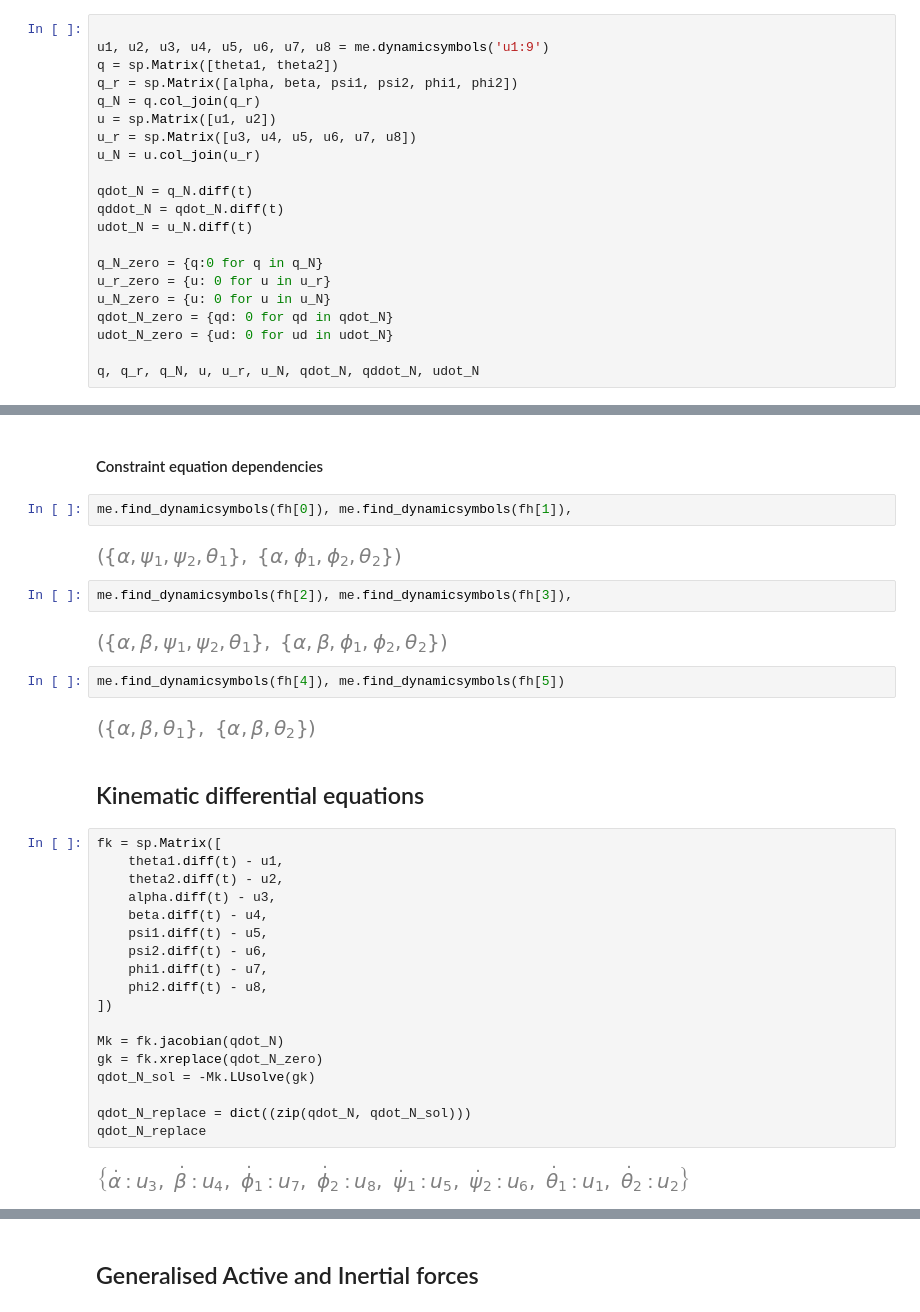
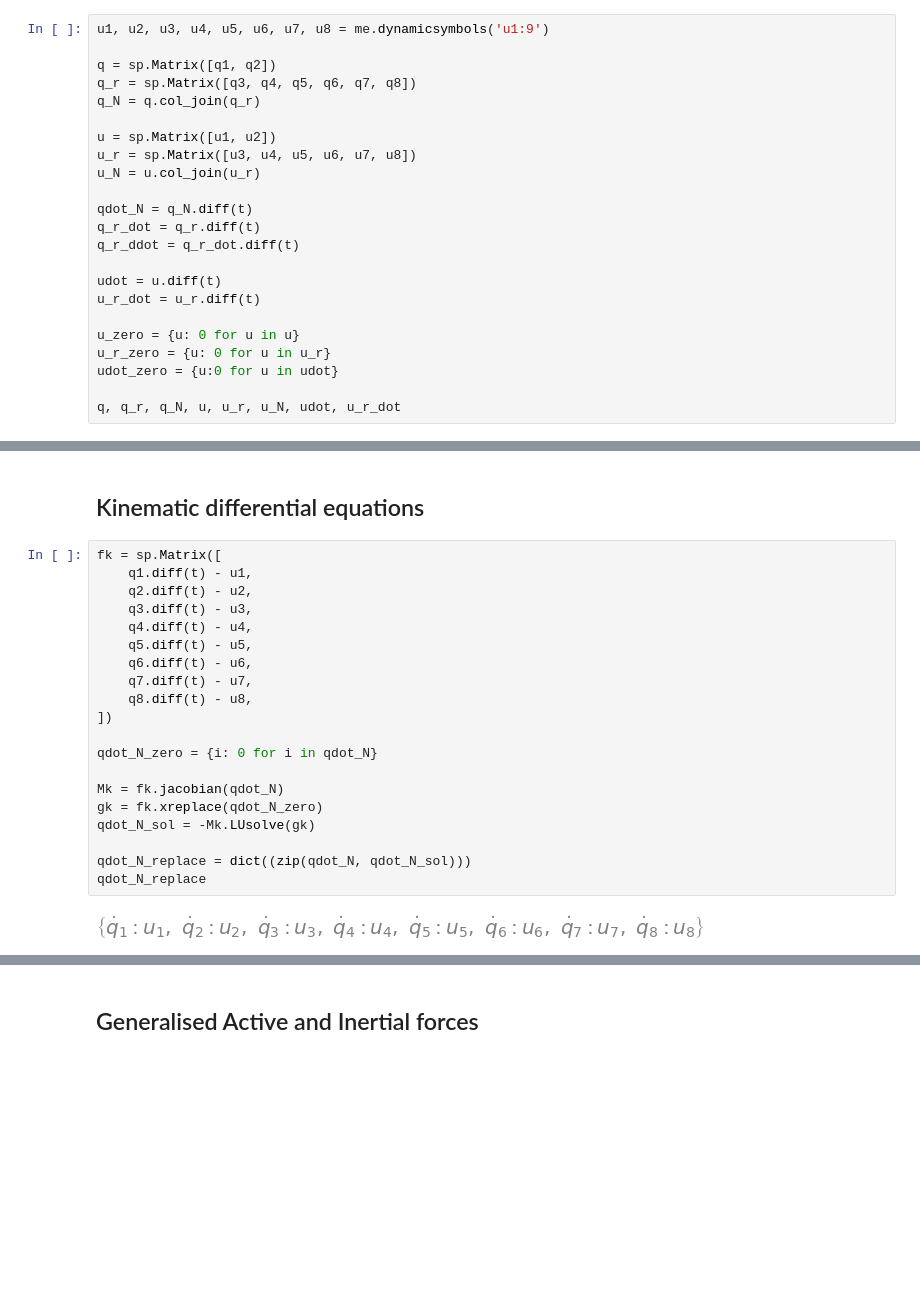
Before and after one commit to Soorajvasu/Biomechanics_math_modelling, a Jupyter notebook: waist_mechanism/waist dynamics/Waist_complete_dynamics.ipynb, the cells around one changed output, grey strips where cells are left out. Saved outputs shown, nothing was run; the diff lists cells and outputs as text; blank space fills up the shorter version.

Commit message:
waist complete dynamics

```diff
--- a/waist_mechanism/waist dynamics/Waist_complete_dynamics.ipynb
+++ b/waist_mechanism/waist dynamics/Waist_complete_dynamics.ipynb
@@ -31,22 +44,24 @@ T1, T2, T3, T4, T5 = me.dynamicsymbols('T1 T_joint18 T3 T_joint19 T5')
 # %%
+u1, u2, u3, u4, u5, u6, u7, u8 = me.dynamicsymbols('u1:9')
 
-u1, u2, u3, u4, u5, u6, u7, u8 = me.dynamicsymbols('u1:9')
-q = sp.Matrix([theta1, theta2])
-q_r = sp.Matrix([alpha, beta, psi1, psi2, phi1, phi2])
+q = sp.Matrix([q1, q2])
+q_r = sp.Matrix([q3, q4, q5, q6, q7, q8])
 q_N = q.col_join(q_r)
+
 u = sp.Matrix([u1, u2])
 u_r = sp.Matrix([u3, u4, u5, u6, u7, u8])
 u_N = u.col_join(u_r)
 
 qdot_N = q_N.diff(t)
-qddot_N = qdot_N.diff(t)
-udot_N = u_N.diff(t)
+q_r_dot = q_r.diff(t)
+q_r_ddot = q_r_dot.diff(t)
 
-q_N_zero = {q:0 for q in q_N}
+udot = u.diff(t)
+u_r_dot = u_r.diff(t)
+
+u_zero = {u: 0 for u in u}
 u_r_zero = {u: 0 for u in u_r}
-u_N_zero = {u: 0 for u in u_N}
-qdot_N_zero = {qd: 0 for qd in qdot_N}
-udot_N_zero = {ud: 0 for ud in udot_N}
+udot_zero = {u:0 for u in udot}
 
-q, q_r, q_N, u, u_r, u_N, qdot_N, qddot_N, udot_N
+q, q_r, q_N, u, u_r, u_N, udot, u_r_dot
 # %% [output]
@@ -112,37 +138,25 @@ fh = fh.applyfunc(lambda i: sp.simplify(sp.trigsimp(i)))
-# %% [markdown]
-#### Constraint equation dependencies
-# %%
-me.find_dynamicsymbols(fh[0]), me.find_dynamicsymbols(fh[1]),
-# %% [output]
-[figure, removed]
-# %%
-me.find_dynamicsymbols(fh[2]), me.find_dynamicsymbols(fh[3]),
-# %% [output]
-[figure, removed]
-# %%
-me.find_dynamicsymbols(fh[4]), me.find_dynamicsymbols(fh[5])
-# %% [output]
-[figure, removed]
 # %% [markdown]
 ## Kinematic differential equations
 # %%
 fk = sp.Matrix([
-    theta1.diff(t) - u1,
-    theta2.diff(t) - u2,
-    alpha.diff(t) - u3,
-    beta.diff(t) - u4,
-    psi1.diff(t) - u5,
-    psi2.diff(t) - u6,
-    phi1.diff(t) - u7,
-    phi2.diff(t) - u8,
+    q1.diff(t) - u1,
+    q2.diff(t) - u2,
+    q3.diff(t) - u3,
+    q4.diff(t) - u4,
+    q5.diff(t) - u5,
+    q6.diff(t) - u6,
+    q7.diff(t) - u7,
+    q8.diff(t) - u8,
 ])
+
+qdot_N_zero = {i: 0 for i in qdot_N}
 
 Mk = fk.jacobian(qdot_N)
 gk = fk.xreplace(qdot_N_zero)
 qdot_N_sol = -Mk.LUsolve(gk)
 
 qdot_N_replace = dict((zip(qdot_N, qdot_N_sol)))
 qdot_N_replace
 # %% [output]
-[figure, old version]
+[figure, new version]
 # %%
```
Also changed, not shown: parts of 58 cells of this notebook.
